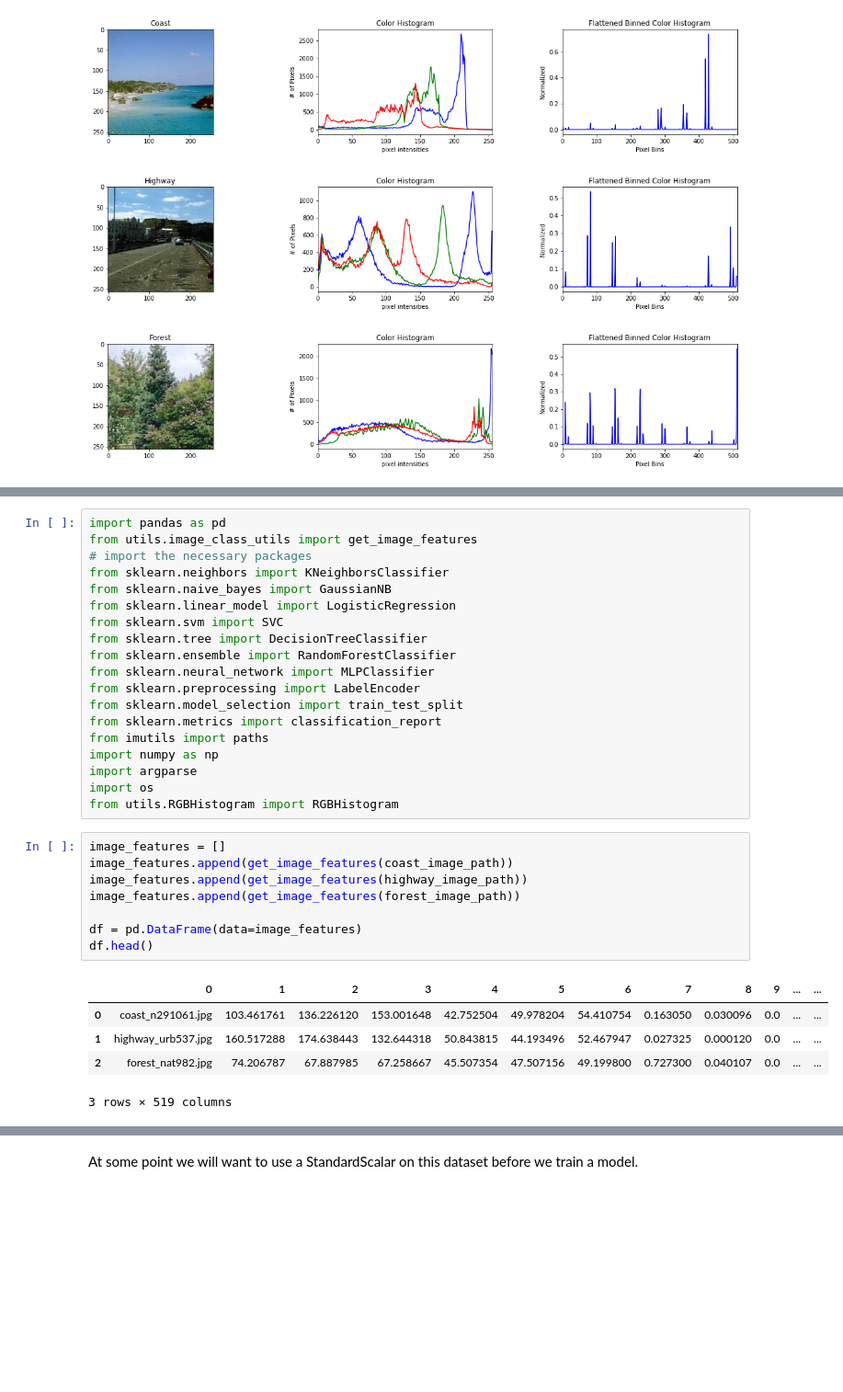
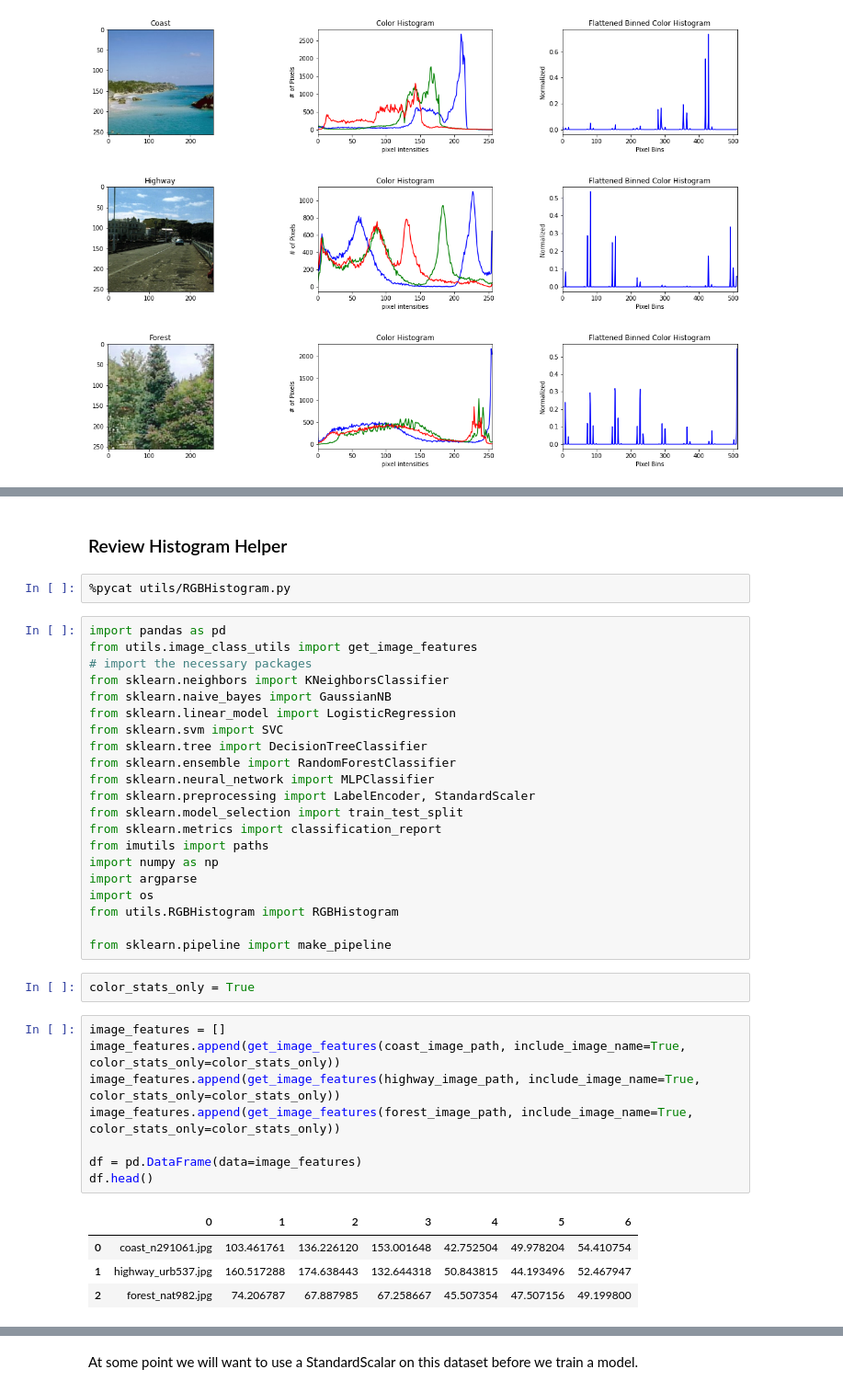
Before and after one commit to youngsoul/pyimagesearch-ml-blog, a Jupyter notebook: 02_ExploreDatasetModelExecution.ipynb, the cells around one changed output, grey strips where cells are left out. Shown at 92% size. Cells and saved outputs as stored; diff of their text form; blank space fills up the shorter version.

```diff
--- a/02_ExploreCreateDataset.ipynb
+++ b/02_ExploreDatasetModelExecution.ipynb
@@ -96,3 +106,7 @@ image_summaries([coast_image_path2, highway_image_path2, forest_image_path2], ['
+# %% [markdown]
+### Review Histogram Helper
+# %%
+%pycat utils/RGBHistogram.py
 # %%
 import pandas as pd
 from utils.image_class_utils import get_image_features
@@ -104,7 +118,7 @@ from sklearn.svm import SVC
 from sklearn.tree import DecisionTreeClassifier
 from sklearn.ensemble import RandomForestClassifier
 from sklearn.neural_network import MLPClassifier
-from sklearn.preprocessing import LabelEncoder
+from sklearn.preprocessing import LabelEncoder, StandardScaler
 from sklearn.model_selection import train_test_split
 from sklearn.metrics import classification_report
 from imutils import paths
@@ -112,20 +126,23 @@ import numpy as np
 import argparse
 import os
 from utils.RGBHistogram import RGBHistogram
+
+from sklearn.pipeline import make_pipeline
+# %%
+color_stats_only = True
 # %%
 image_features = []
-image_features.append(get_image_features(coast_image_path))
-image_features.append(get_image_features(highway_image_path))
-image_features.append(get_image_features(forest_image_path))
+image_features.append(get_image_features(coast_image_path, include_image_name=True, color_stats_only=color_stats_only))
+image_features.append(get_image_features(highway_image_path, include_image_name=True, color_stats_only=color_stats_only))
+image_features.append(get_image_features(forest_image_path, include_image_name=True, color_stats_only=color_stats_only))
 
 df = pd.DataFrame(data=image_features)
 df.head()
 # %% [output]
-|  | 0 | 1 | 2 | 3 | 4 | 5 | 6 | 7 | 8 | 9 | ... | ... |
-| 0 | coast_n291061.jpg | 103.461761 | 136.226120 | 153.001648 | 42.752504 | 49.978204 | 54.410754 | 0.163050 | 0.030096 | 0.0 | ... | ... |
-| 1 | highway_urb537.jpg | 160.517288 | 174.638443 | 132.644318 | 50.843815 | 44.193496 | 52.467947 | 0.027325 | 0.000120 | 0.0 | ... | ... |
-| 2 | forest_nat982.jpg | 74.206787 | 67.887985 | 67.258667 | 45.507354 | 47.507156 | 49.199800 | 0.727300 | 0.040107 | 0.0 | ... | ... |
+|  | 0 | 1 | 2 | 3 | 4 | 5 | 6 |
+| 0 | coast_n291061.jpg | 103.461761 | 136.226120 | 153.001648 | 42.752504 | 49.978204 | 54.410754 |
+| 1 | highway_urb537.jpg | 160.517288 | 174.638443 | 132.644318 | 50.843815 | 44.193496 | 52.467947 |
+| 2 | forest_nat982.jpg | 74.206787 | 67.887985 | 67.258667 | 45.507354 | 47.507156 | 49.199800 |
-3 rows × 519 columns
 # %%
 df.describe()
 # %% [output]
```
Also changed, not shown: parts of 55 cells of this notebook, 2 other files.
